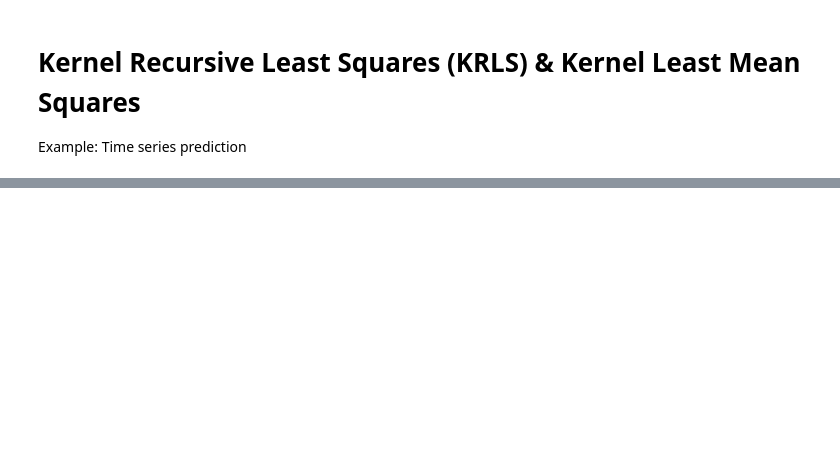
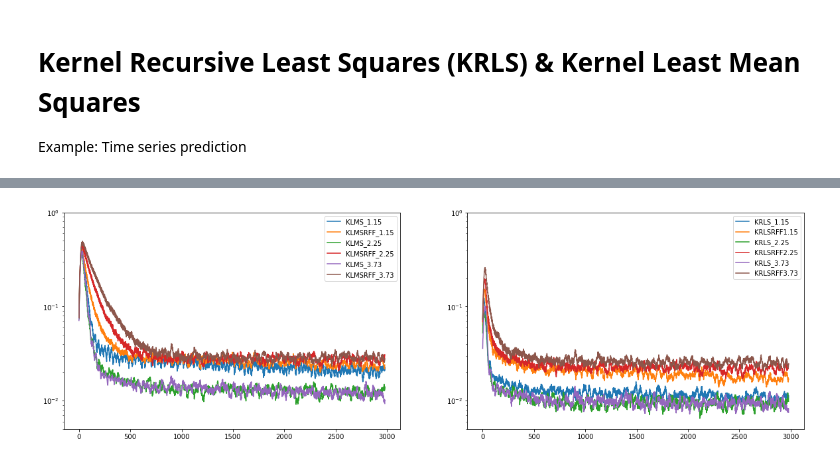
Before and after one commit to cjfelixx/machine-learning-graduate-research, a Jupyter notebook: KernelLeastSquares/kernelLeastSquares.ipynb, the cells around one changed output, grey strips where cells are left out. Drawn from its saved outputs; the diff is of its cells as text; code cells hidden in the pictures; blank space fills up the shorter version.

```diff
--- a/KernelLeastSquares/kernelLeastSquares.ipynb
+++ b/KernelLeastSquares/kernelLeastSquares.ipynb
@@ -123,0 +185,21 @@ $$ p(\omega) = (2\pi)^{-D/2}e^{-\|\omega\|_2^2/2}$$
+# %%
+plt.figure(figsize=(2*10, 6))
+
+plt.subplot(1, 2, 1)
+for s in range(len(sigmas)):
+    plt.semilogy(range(len(mse_KLMS_smooth[s])),mse_KLMS_smooth[s], label='KLMS_' + str(sigmas[s]))
+    plt.semilogy(range(len(mse_KLMS_RFF_smooth[s])),mse_KLMS_RFF_smooth[s], label='KLMSRFF_' + str(sigmas[s]))
+plt.legend()
+plt.ylim([0.005,1e0])
+plt.subplot(1, 2, 2)
+for s in range(len(sigmas)):
+
+    plt.semilogy(range(len(mse_KRLS_smooth[s])),mse_KRLS_smooth[s], label='KRLS_' + str(sigmas[s]))
+    plt.semilogy(range(len(mse_KRLS_RFF_smooth[s])),mse_KRLS_RFF_smooth[s], label='KRLSRFF' + str(sigmas[s]))
+plt.legend()
+plt.ylim([0.005,1e0])
+# plt.xlim([0,3000])
+
+plt.show()
+# %% [output]
+[figure, added]
```
Also changed, not shown: parts of 13 cells of this notebook, 3 other files.
